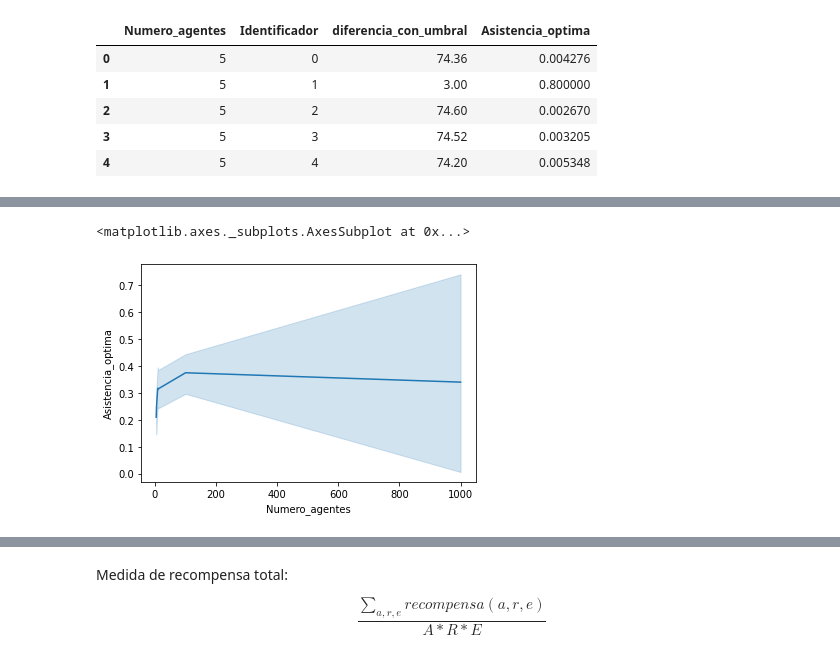
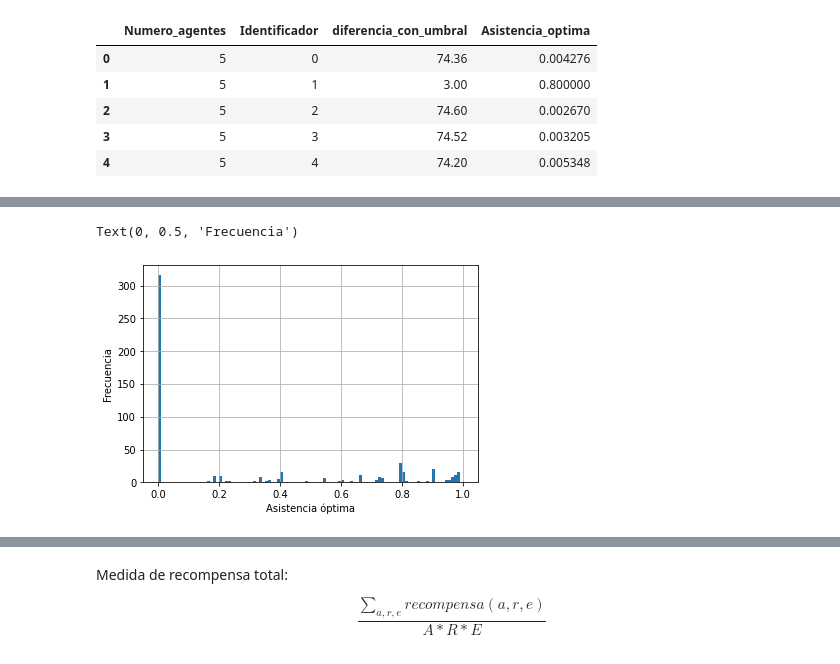
Before and after one commit to Slendercoder/SemilleroMSFS, a Jupyter notebook: Codigos/medidas.ipynb, the cells around one changed output, grey strips where cells are left out. Saved outputs shown, nothing was run; the diff lists cells and outputs as text; code cells hidden in the pictures.

```diff
--- a/Codigos/medidas.ipynb
+++ b/Codigos/medidas.ipynb
@@ -30,6 +43,6 @@ Medida de asistencia óptima al bar El Farol:
 $$ 1 - 2*\sqrt{\frac{\sum_{r}(Asistencia_{r} - 0.5)^2}{R}}$$
 # %%
-aux = data.groupby(['Numero_agentes', 'Identificador', 'Ronda'])['Estado']\
+aux = data_full.groupby(['Numero_agentes', 'Identificador', 'Ronda'])['Estado']\
     .sum().reset_index()
 aux.columns = ['Numero_agentes',
                'Identificador',
@@ -48,3 +61,6 @@ aux.head()
 | 2 | 5 | 0 | 2 | 1 | 0.2 | 0.09 |
 | 3 | 5 | 0 | 3 | 0 | 0.0 | 0.25 |
 | 4 | 5 | 0 | 4 | 0 | 0.0 | 0.25 |
+# %%
+num_rondas = aux.Ronda.max() + 1
+num_rondas
@@ -51,9 +69,7 @@ aux.head()
 # %%
 df = aux.groupby(['Numero_agentes', 'Identificador'])['diferencia_con_umbral'].sum().reset_index()
-df['Asistencia_optima'] = df['diferencia_con_umbral']/300
+df['Asistencia_optima'] = df['diferencia_con_umbral']/num_rondas
 df['Asistencia_optima'] = 1 - 2 * np.sqrt(df['Asistencia_optima'])
-
-
 df.head()
 # %% [output]
 |  | Numero_agentes | Identificador | diferencia_con_umbral | Asistencia_optima |
@@ -89,5 +93,7 @@ Name: Asistencia_optima, dtype: float64
-# %%
-sns.lineplot(x=df['Numero_agentes'], y=df['Asistencia_optima'])
-# %% [output]
-<matplotlib.axes._subplots.AxesSubplot at 0x...>
-[figure, removed]
+# %%
+df['Asistencia_optima'].hist(bins = 100)
+plt.xlabel('Asistencia óptima')
+plt.ylabel('Frecuencia')
+# %% [output]
+Text(0, 0.5, 'Frecuencia')
+[figure, added]
```
Also changed, not shown: parts of 8 cells of this notebook.
